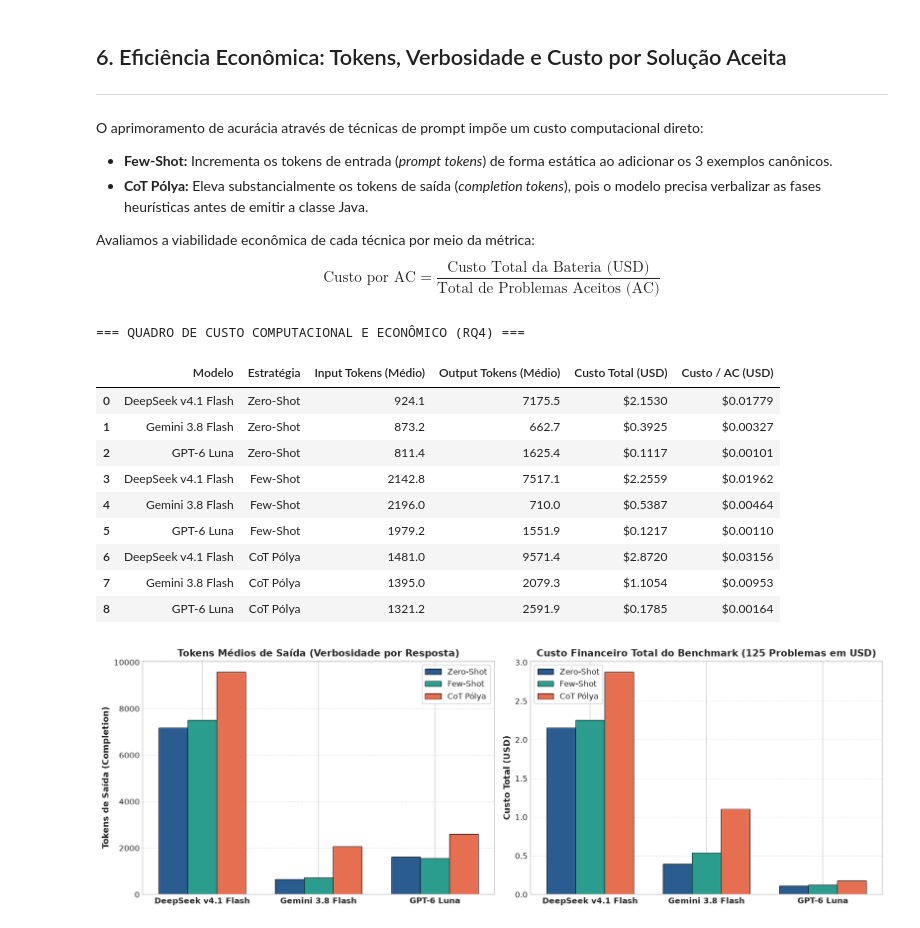
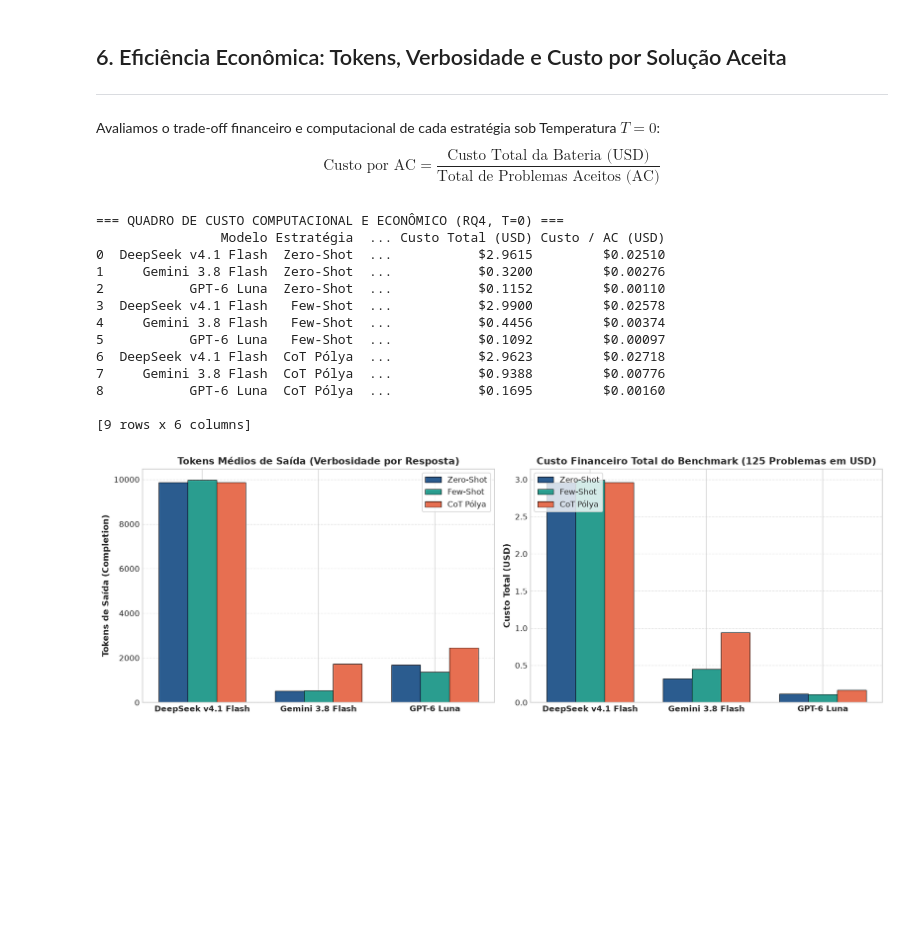
Before and after one commit to mestrevh/competitive-programming-bench, a Jupyter notebook: metrics/rq4.ipynb, the cells around one changed output. Saved outputs shown, nothing was run; the diff lists cells and outputs as text; code cells hidden in the pictures; blank space fills up the shorter version.

```diff
--- a/metrics/rq4.ipynb
+++ b/metrics/rq4.ipynb
@@ -450,5 +430,5 @@ plt.show()
 # %%
-# Gráfico 3: Decomposição e Transição da Taxonomia de Erros (Stacked Bars)
+# Gráfico 3: Decomposição da Taxonomia de Erros por Modelo e Estratégia em C (T=0)
 fig, axes = plt.subplots(1, 3, figsize=(16.5, 5.0), sharey=True)
 
 strats = ["Zero-Shot", "Few-Shot", "CoT Pólya"]
@@ -458,8 +438,6 @@ bar_w = 0.55
 for idx, m in enumerate(main_models):
     ax = axes[idx]
     bottom = np.zeros(len(strats))
-
-    # Coleta matriz de vereditos para o modelo
     dfs_m = [datas_zero_shot[m], datas_few_shot[m], datas_cot_polya[m]]
 
     for v in verdict_order:
@@ -468,7 +446,7 @@ for idx, m in enumerate(main_models):
             bars = ax.bar(x_m, vals, bottom=bottom, label=v, color=PALETTE_VERDICTS[v],
                           edgecolor='white', linewidth=0.8, width=bar_w)
             for j, val in enumerate(vals):
-                if val >= 4:
+                if val >= 3:
                     ax.text(x_m[j], bottom[j] + val / 2, str(val), ha='center', va='center',
                             color='white' if v in ['AC', 'WA', 'RE'] else 'black', fontweight='bold', fontsize=8.5)
             bottom += np.array(vals)
@@ -477,12 +455,12 @@ for idx, m in enumerate(main_models):
     ax.set_xticks(x_m)
     ax.set_xticklabels(strats, fontweight='bold')
     if idx == 0:
-        ax.set_ylabel("Quantidade de Submissões (125)")
+        ax.set_ylabel("Quantidade de Submissões (Total = 125)")
     ax.set_ylim(0, 135)
     ax.grid(axis='y', linestyle='--', alpha=0.5)
 
 axes[2].legend(loc='upper right', frameon=True, title="Veredito")
-plt.suptitle("Decomposição da Taxonomia de Erros por Modelo e Estratégia de Prompt", y=1.02, fontsize=13, fontweight='bold')
+plt.suptitle("Decomposição da Taxonomia de Erros por Modelo e Estratégia em C (T=0)", y=1.02, fontsize=13, fontweight='bold')
 plt.tight_layout()
 plt.show()
 # %% [output]
@@ -623,5 +597,5 @@ Examinamos as transições de veredito problema a problema para responder:
 # %%
-# Mapeamento de problemas recuperados e degradados por modelo
+# Mapeamento de problemas recuperados e degradados por modelo em C (T=0)
 transition_rows = []
 
 for m in main_models:
@@ -629,23 +603,22 @@ for m in main_models:
     few_map = dict(zip(datas_few_shot[m]["question_name"], datas_few_shot[m]["judge_predict"]))
     cot_map = dict(zip(datas_cot_polya[m]["question_name"], datas_cot_polya[m]["judge_predict"]))
 
-    # Few-Shot
-    rec_fs = [f"{q} ({zero_map[q]} -> AC)" for q in zero_map if zero_map[q] != 'AC' and few_map.get(q) == 'AC']
-    deg_fs = [f"{q} (AC -> {few_map.get(q)})" for q in zero_map if zero_map[q] == 'AC' and few_map.get(q) != 'AC']
-
-    # CoT Pólya
-    rec_cot = [f"{q} ({zero_map[q]} -> AC)" for q in zero_map if zero_map[q] != 'AC' and cot_map.get(q) == 'AC']
-    deg_cot = [f"{q} (AC -> {cot_map.get(q)})" for q in zero_map if zero_map[q] == 'AC' and cot_map.get(q) != 'AC']
+    rec_fs = [q for q in zero_map if zero_map[q] != 'AC' and few_map.get(q) == 'AC']
+    deg_fs = [q for q in zero_map if zero_map[q] == 'AC' and few_map.get(q) != 'AC']
+    rec_cot = [q for q in zero_map if zero_map[q] != 'AC' and cot_map.get(q) == 'AC']
+    deg_cot = [q for q in zero_map if zero_map[q] == 'AC' and cot_map.get(q) != 'AC']
 
     transition_rows.append({
         "Modelo": m,
         "Recuperados Few-Shot (Qtd)": len(rec_fs),
         "Degradados Few-Shot (Qtd)": len(deg_fs),
+        "Delta Few-Shot": f"{len(rec_fs) - len(deg_fs):+d}",
         "Recuperados CoT (Qtd)": len(rec_cot),
-        "Degradados CoT (Qtd)": len(deg_cot)
+        "Degradados CoT (Qtd)": len(deg_cot),
+        "Delta CoT": f"{len(rec_cot) - len(deg_cot):+d}"
     })
 
-print("=== BALANÇO DE PROMOÇÕES E DEGRADAÇÕES RELATIVAS AO BASELINE ===")
+print("=== BALANÇO DE PROMOÇÕES E DEGRADAÇÕES RELATIVAS AO BASELINE EM C ===")
 display(pd.DataFrame(transition_rows))
 
 # Análise de Taxa de Sucesso por Fase da OBI (Fase 1 vs Fase 2 vs Fase 3)
@@ -666,6 +639,6 @@ for strat_label, strat_dict in [("Zero-Shot", datas_zero_shot), ("Few-Shot", dat
 
 df_phase = pd.DataFrame(phase_data)
 phase_pvt = pd.pivot_table(df_phase, index=['Fase'], columns=['Estratégia'], values='Pass@1 (%)', aggfunc='mean').round(2)
-print("\n=== TAXA DE ACERTO MÉDIA (PASS@1 %) POR FASE DA OBI ===")
+print("\n=== TAXA DE ACERTO MÉDIA (PASS@1 %) POR FASE DA OBI EM C (T=0) ===")
 display(phase_pvt)
 # %% [output]
@@ -684,18 +660,14 @@ display(phase_pvt)
 ## 6. Eficiência Econômica: Tokens, Verbosidade e Custo por Solução Aceita
 ---
 
-O aprimoramento de acurácia através de técnicas de prompt impõe um custo computacional direto:
-* **Few-Shot:** Incrementa os tokens de entrada (*prompt tokens*) de forma estática ao adicionar os 3 exemplos canônicos.
-* **CoT Pólya:** Eleva substancialmente os tokens de saída (*completion tokens*), pois o modelo precisa verbalizar as fases heurísticas antes de emitir a classe Java.
-
-Avaliamos a viabilidade econômica de cada técnica por meio da métrica:
+Avaliamos o trade-off financeiro e computacional de cada estratégia sob Temperatura $T=0$:
 $$\text{Custo por AC} = \frac{\text{Custo Total da Bateria (USD)}}{\text{Total de Problemas Aceitos (AC)}}$$
 # %%
-# Extração consolidada de tokens e custos econômicos
+# Extração consolidada de tokens e custos econômicos em C (T=0)
 token_comparison = []
 
 prompt_map = {
-    "Zero-Shot": datas_zero_shot_rich,
+    "Zero-Shot": datas_zero_shot,
     "Few-Shot": datas_few_shot,
     "CoT Pólya": datas_cot_polya
 }
@@ -718,7 +690,7 @@ for strat_display, strat_dict in prompt_map.items():
         })
 
 df_tokens = pd.DataFrame(token_comparison)
-print("=== QUADRO DE CUSTO COMPUTACIONAL E ECONÔMICO (RQ4) ===")
+print("=== QUADRO DE CUSTO COMPUTACIONAL E ECONÔMICO (RQ4, T=0) ===")
 display(df_tokens)
 
 # Gráfico 5: Análise de Verbosidade de Saída e Eficiência de Custo
@@ -727,48 +699,48 @@ fig, (ax5a, ax5b) = plt.subplots(1, 2, figsize=(14, 4.8))
 x_k = np.arange(len(main_models))
 w_k = 0.25
 
-out_zero = [datas_zero_shot_rich[m]["output_tokens"].mean() for m in main_models]
+out_zero = [datas_zero_shot[m]["output_tokens"].mean() for m in main_models]
 out_few = [datas_few_shot[m]["output_tokens"].mean() for m in main_models]
 out_cot = [datas_cot_polya[m]["output_tokens"].mean() for m in main_models]
 
-cost_zero = [datas_zero_shot_rich[m]["cost_usd"].sum() for m in main_models]
+cost_zero = [datas_zero_shot[m]["cost_usd"].sum() for m in main_models]
 cost_few = [datas_few_shot[m]["cost_usd"].sum() for m in main_models]
 cost_cot = [datas_cot_polya[m]["cost_usd"].sum() for m in main_models]
 
-# 5a. Verbosidade de Saída
 ax5a.bar(x_k - w_k, out_zero, width=w_k, label="Zero-Shot", color=PALETTE_STRAT['Zero-Shot'], edgecolor='black', lw=0.6)
 ax5a.bar(x_k, out_few, width=w_k, label="Few-Shot", color=PALETTE_STRAT['Few-Shot'], edgecolor='black', lw=0.6)
 ax5a.bar(x_k + w_k, out_cot, width=w_k, label="CoT Pólya", color=PALETTE_STRAT['CoT Pólya'], edgecolor='black', lw=0.6)
 ax5a.set_title("Tokens Médios de Saída (Verbosidade por Resposta)")
 ax5a.set_xticks(x_k)
 ax5a.set_xticklabels(main_models, fontweight='bold')
 ax5a.set_ylabel("Tokens de Saída (Completion)")
 ax5a.legend(loc='upper right', frameon=True)
 ax5a.grid(axis='y', linestyle='--', alpha=0.5)
 
-# 5b. Custo Total em Dólares
 ax5b.bar(x_k - w_k, cost_zero, width=w_k, label="Zero-Shot", color=PALETTE_STRAT['Zero-Shot'], edgecolor='black', lw=0.6)
 ax5b.bar(x_k, cost_few, width=w_k, label="Few-Shot", color=PALETTE_STRAT['Few-Shot'], edgecolor='black', lw=0.6)
 ax5b.bar(x_k + w_k, cost_cot, width=w_k, label="CoT Pólya", color=PALETTE_STRAT['CoT Pólya'], edgecolor='black', lw=0.6)
 ax5b.set_title("Custo Financeiro Total do Benchmark (125 Problemas em USD)")
 ax5b.set_xticks(x_k)
 ax5b.set_xticklabels(main_models, fontweight='bold')
 ax5b.set_ylabel("Custo Total (USD)")
 ax5b.legend(loc='upper left', frameon=True)
 ax5b.grid(axis='y', linestyle='--', alpha=0.5)
 
 plt.tight_layout()
 plt.show()
 # %% [output]
-=== QUADRO DE CUSTO COMPUTACIONAL E ECONÔMICO (RQ4) ===
+=== QUADRO DE CUSTO COMPUTACIONAL E ECONÔMICO (RQ4, T=0) ===
+                Modelo Estratégia  ... Custo Total (USD) Custo / AC (USD)
+0  DeepSeek v4.1 Flash  Zero-Shot  ...           $2.9615         $0.02510
+1     Gemini 3.8 Flash  Zero-Shot  ...           $0.3200         $0.00276
+2           GPT-6 Luna  Zero-Shot  ...           $0.1152         $0.00110
+3  DeepSeek v4.1 Flash   Few-Shot  ...           $2.9900         $0.02578
+4     Gemini 3.8 Flash   Few-Shot  ...           $0.4456         $0.00374
+5           GPT-6 Luna   Few-Shot  ...           $0.1092         $0.00097
+6  DeepSeek v4.1 Flash  CoT Pólya  ...           $2.9623         $0.02718
+7     Gemini 3.8 Flash  CoT Pólya  ...           $0.9388         $0.00776
+8           GPT-6 Luna  CoT Pólya  ...           $0.1695         $0.00160
+
+[9 rows x 6 columns]
-|  | Modelo | Estratégia | Input Tokens (Médio) | Output Tokens (Médio) | Custo Total (USD) | Custo / AC (USD) |
-| 0 | DeepSeek v4.1 Flash | Zero-Shot | 924.1 | 7175.5 | $2.1530 | $0.01779 |
-| 1 | Gemini 3.8 Flash | Zero-Shot | 873.2 | 662.7 | $0.3925 | $0.00327 |
-| 2 | GPT-6 Luna | Zero-Shot | 811.4 | 1625.4 | $0.1117 | $0.00101 |
-| 3 | DeepSeek v4.1 Flash | Few-Shot | 2142.8 | 7517.1 | $2.2559 | $0.01962 |
-| 4 | Gemini 3.8 Flash | Few-Shot | 2196.0 | 710.0 | $0.5387 | $0.00464 |
-| 5 | GPT-6 Luna | Few-Shot | 1979.2 | 1551.9 | $0.1217 | $0.00110 |
-| 6 | DeepSeek v4.1 Flash | CoT Pólya | 1481.0 | 9571.4 | $2.8720 | $0.03156 |
-| 7 | Gemini 3.8 Flash | CoT Pólya | 1395.0 | 2079.3 | $1.1054 | $0.00953 |
-| 8 | GPT-6 Luna | CoT Pólya | 1321.2 | 2591.9 | $0.1785 | $0.00164 |
-[figure, old version]
+[figure, new version]
```
Also changed, not shown: parts of 25 cells of this notebook, 9 other files.
